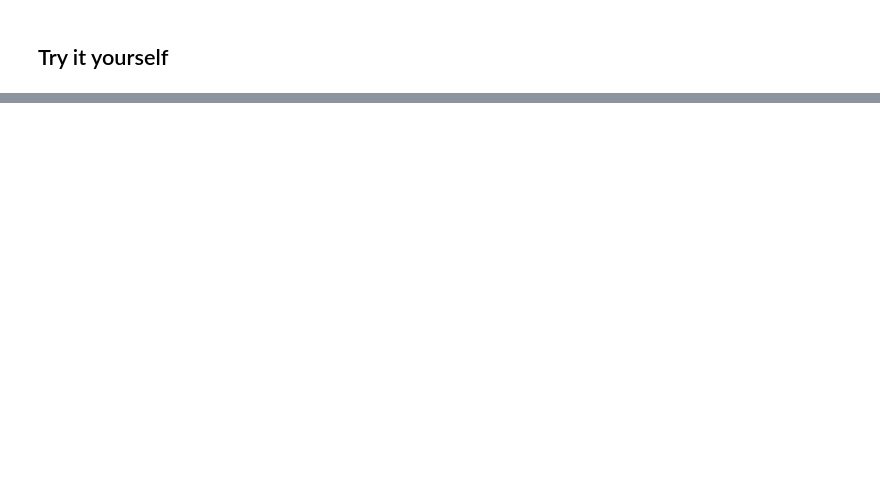
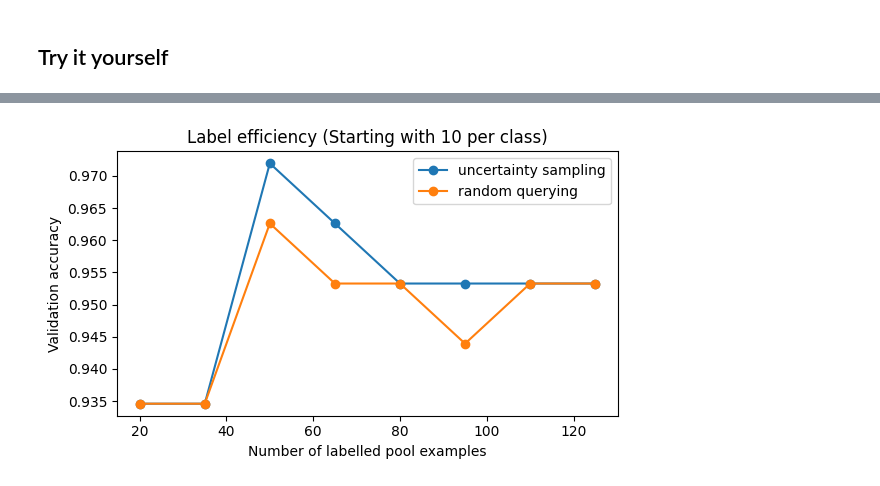
Before and after one commit to alvaroanggia/TEB3123-Machine-Learning, a Jupyter notebook: all_experiments/22006372_Lab05_UnsupervisedLearning.ipynb, the cells around one changed output, grey strips where cells are left out. Cells and saved outputs as stored; diff of their text form; code cells hidden in the pictures; blank space fills up the shorter version.

```diff
--- a/all_experiments/22006372_Lab05_UnsupervisedLearning.ipynb
+++ b/all_experiments/22006372_Lab05_UnsupervisedLearning.ipynb
@@ -165,33 +143,28 @@ labels kept: 104 of 319
 self-training validation accuracy: 0.963
 # %%
-# Active learning vs Random querying
 class0 = np.where(y_pool == 0)[0]
 class1 = np.where(y_pool == 1)[0]
-initial = np.concatenate([rng.choice(class0, 20, replace=False), rng.choice(class1, 20, replace=False)])
-
+initial = np.concatenate([rng.choice(class0, 20, replace=False),
+rng.choice(class1, 20, replace=False)])
 active_labeled = set(initial.tolist())
 random_labeled = set(initial.tolist())
 rng_random = np.random.default_rng(123)
-
 query_batch, rounds = 15, 8
 label_counts, active_scores, random_scores = [], [], []
-
 for round_no in range(rounds):
     active_idx, random_idx = sorted(active_labeled), sorted(random_labeled)
     active = make_model().fit(X_pool.iloc[active_idx], y_pool[active_idx])
     random_model = make_model().fit(X_pool.iloc[random_idx], y_pool[random_idx])
-
     label_counts.append(len(active_labeled))
     active_scores.append(accuracy_score(y_val, active.predict(X_val)))
     random_scores.append(accuracy_score(y_val, random_model.predict(X_val)))
-
-    print(f"round {round_no + 1}: labels {label_counts[-1]:3d} uncertainty={active_scores[-1]:.3f} random={random_scores[-1]:.3f}")
-
-    if round_no == rounds - 1:
+    print(f"round {round_no + 1}: labels={label_counts[-1]:3d} "
+         f"uncertainty={active_scores[-1]:.3f} random={random_scores[-1]:.3f}")
+    if round_no == rounds- 1:
         break
 
     unlabeled = np.array([i for i in range(len(X_pool)) if i not in active_labeled])
-    uncertainty = np.abs(active.predict_proba(X_pool.iloc[unlabeled])[:, 1] - 0.5)
+    uncertainty = np.abs(active.predict_proba(X_pool.iloc[unlabeled])[:, 1]- 0.5)
     active_labeled.update(unlabeled[np.argsort(uncertainty)[:query_batch]].tolist())
 
     unlabeled = np.array([i for i in range(len(X_pool)) if i not in random_labeled])
@@ -231,21 +204,63 @@ final test accuracy, random querying: 0.951
 # %% [markdown]
 ## Try it yourself
 # %%
-# Test different review budgets
-for review_budget in [50, 300]:
-    top_k_precision = ranked.head(review_budget)["fraud_label"].mean()
-    print(
-        f"Fraud found in the top {review_budget} review budget: {top_k_precision:.0%}"
-    )
+# Part 1: Fraud Precision for Review Budgets 50 and 300
+budget_50_precision = ranked.head(50)["fraud_label"].mean()
+budget_300_precision = ranked.head(300)["fraud_label"].mean()
 
-# Change from 20 to 10 labels per class
-initial = np.concatenate(
-    [
-        rng.choice(class0, 10, replace=False),
-        rng.choice(class1, 10, replace=False),
-    ]
-)
+print("--- Fraud Precision by Review Budget ---")
+print(f"Fraud found in the top 50:  {budget_50_precision:.0%}")
+print(f"Fraud found in the top 300: {budget_300_precision:.0%}")
+print("(Notice how the precision drops significantly as the budget expands into lower-anomaly scores)")
 
-active_labeled = set(initial.tolist())
-random_labeled = set(initial.tolist())
+
+# Part 2: Active Learning with 10 Initial Labels per Class
+
+# 1. Start with 10 labels per class instead of 20
+initial_10 = np.concatenate([
+    rng.choice(class0, 10, replace=False),
+    rng.choice(class1, 10, replace=False)
+])
+
+active_labeled_10 = set(initial_10.tolist())
+random_labeled_10 = set(initial_10.tolist())
+rng_random_10 = np.random.default_rng(123)
+
+label_counts_10, active_scores_10, random_scores_10 = [], [], []
+
+print("\n--- Reassessing Uncertainty Sampling (10 labels per class) ---")
+# 2. Run the querying loop
+for round_no in range(rounds):
+    active_idx, random_idx = sorted(active_labeled_10), sorted(random_labeled_10)
+
+    active = make_model().fit(X_pool.iloc[active_idx], y_pool[active_idx])
+    random_model = make_model().fit(X_pool.iloc[random_idx], y_pool[random_idx])
+
+    label_counts_10.append(len(active_labeled_10))
+    active_scores_10.append(accuracy_score(y_val, active.predict(X_val)))
+    random_scores_10.append(accuracy_score(y_val, random_model.predict(X_val)))
+
+    print(f"round {round_no + 1}: labels {label_counts_10[-1]:3d} "
+          f"uncertainty={active_scores_10[-1]:.3f} random={random_scores_10[-1]:.3f}")
+
+    if round_no == rounds - 1:
+        break
+
+    unlabeled = np.array([i for i in range(len(X_pool)) if i not in active_labeled_10])
+    uncertainty = np.abs(active.predict_proba(X_pool.iloc[unlabeled])[:, 1] - 0.5)
+    active_labeled_10.update(unlabeled[np.argsort(uncertainty)[:query_batch]].tolist())
+
+    unlabeled = np.array([i for i in range(len(X_pool)) if i not in random_labeled_10])
+    random_labeled_10.update(rng_random_10.choice(unlabeled, query_batch, replace=False).tolist())
+
+# 3. Plot the reassessed results
+plt.figure(figsize=(6, 3.6))
+plt.plot(label_counts_10, active_scores_10, marker="o", label="uncertainty sampling")
+plt.plot(label_counts_10, random_scores_10, marker="o", label="random querying")
+plt.xlabel("Number of labelled pool examples")
+plt.ylabel("Validation accuracy")
+plt.title("Label efficiency (Starting with 10 per class)")
+plt.legend()
+plt.tight_layout()
+plt.show()
 # %% [output]
@@ -253,0 +281 @@ Fraud found in the top 300 review budget: 0%
+[figure, added]
```
Also changed, not shown: parts of 9 cells of this notebook.
